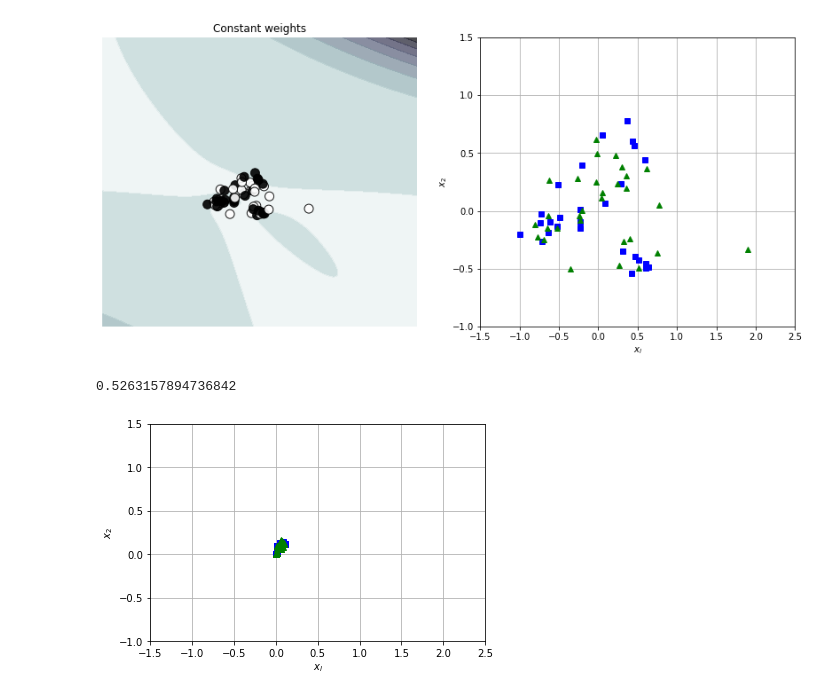
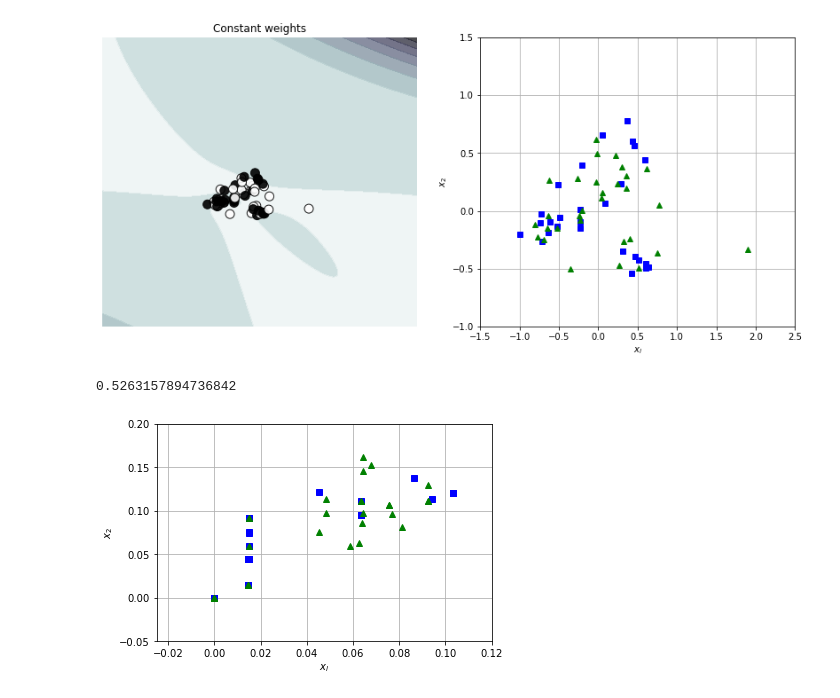
Before and after one commit to NeuroDataDesign/hyppo-2021-2022, a Jupyter notebook: Yingheng_Wang/classfication_baseline.ipynb, the cells around one changed output. Saved outputs shown, nothing was run; the diff lists cells and outputs as text; code cells hidden in the pictures.

```diff
--- a/Yingheng_Wang/classfication_baseline.ipynb
+++ b/Yingheng_Wang/classfication_baseline.ipynb
@@ -629,22 +622,22 @@ print(accuracy_score(pred, y))
 # %%
 from sklearn.svm import SVC
 clf = Pipeline([ ('scaler', StandardScaler()),
                  ('svm_clf', SVC(kernel="rbf", gamma=0.1, C=0.001))
                ])
 X_degree = x_degree
 clf.fit(X_degree, y)
 pred = clf.predict(X_degree)
 decision=clf.decision_function(X_degree)
 # fig, axes = plt.subplots(1, 2, figsize=(14, 6))
 # sample_weight_constant = np.ones(len(X_degree))
 # plot_decision_function(clf, sample_weight_constant, axes[0],
 #                        "Constant weights")
 y_ = y.flatten()
-plot_dataset( X_degree, y_, [-1.5, 2.5, -1, 1.5] )
+plot_dataset( X_degree, y_, [-0.025, 0.12, -0.05, 0.2] )
 print(accuracy_score(pred, y))
 # %% [output]
 0.5263157894736842
-[figure, old version]
+[figure, new version]
 # %%
 from sklearn.svm import SVC
 
```
Also changed, not shown: parts of 5 cells of this notebook, 1 other file.
